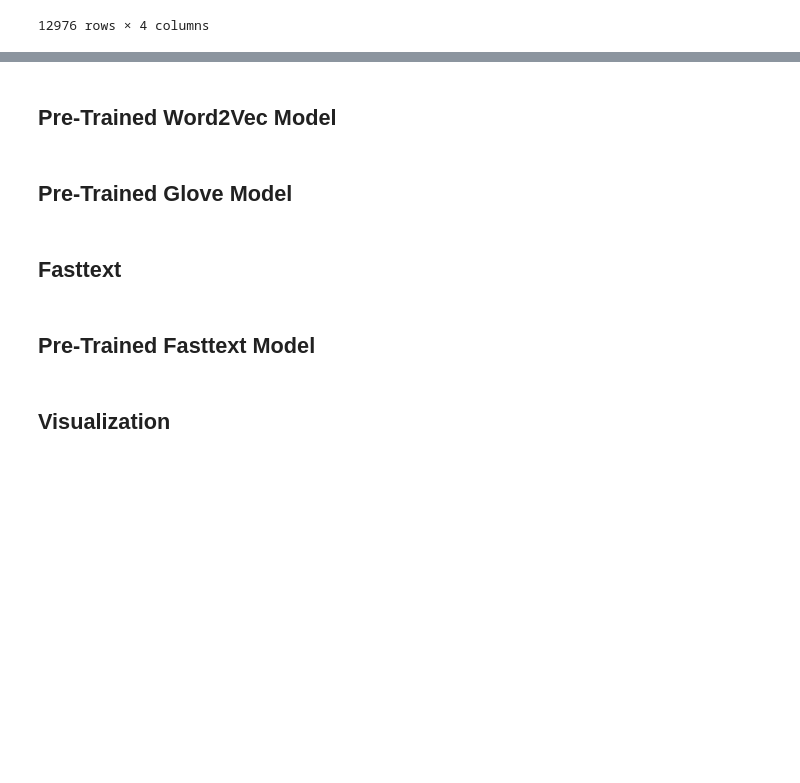
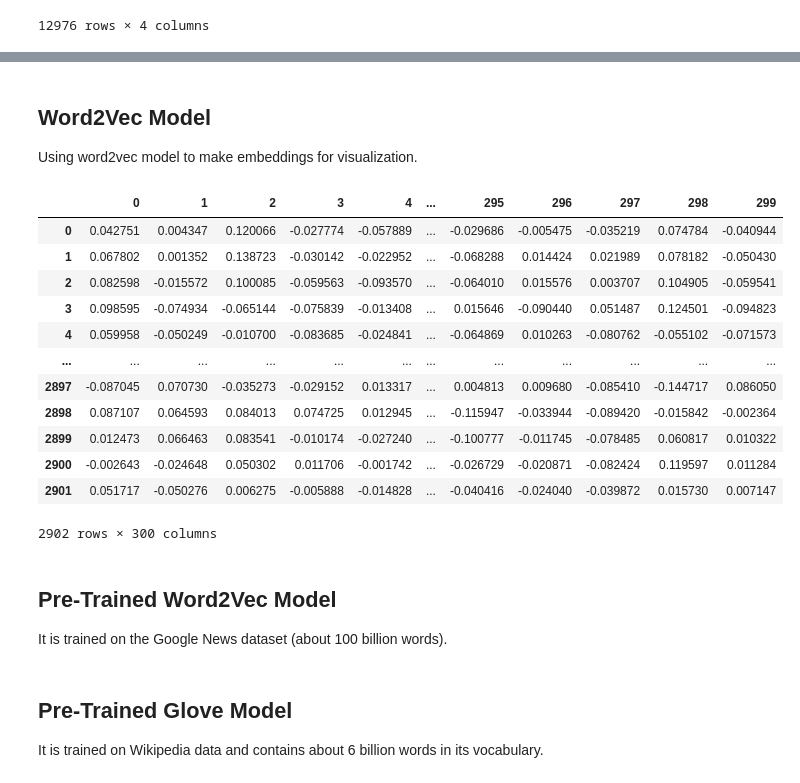
Before and after one commit to axnmol/Automated-Essay-Scoring, a Jupyter notebook: AES_main.ipynb, the cells around one changed output, grey strips where cells are left out. Cells and saved outputs as stored; diff of their text form; code cells hidden in the pictures; blank space fills up the shorter version.

```diff
--- a/AES_main.ipynb
+++ b/AES_main.ipynb
@@ -144,5 +147,56 @@ df.head()
+# %% [markdown]
+## Word2Vec Model
+Using word2vec model to make embeddings for visualization.
+# %%
+from gensim.models import Word2Vec # for word2vec
+from gensim.test.utils import get_tmpfile # for saving model
+
+allsentences = [] # list of all sentences
+
+for essay in X['essay']:
+# obtaining all sentences from the essays.
+    allsentences += essay_to_sentences(essay, remove_stopwords=True)
+
+# for visualization of vectors
+visualmodel = Word2Vec(
+    allsentences,
+    workers=num_workers,
+    size=num_features,
+    min_count=min_word_count,
+    window=context,
+    sample=downsampling
+)
+
+path = get_tmpfile("./word2vecvis/word2vecvisual.model") # path for the model
+
+visualmodel.init_sims(replace=True) # normalized model
+# different ways to save model
+visualmodel.wv.save_word2vec_format('./word2vecvis/word2vecvisual.txt', binary=False)
+visualmodel.wv.save_word2vec_format('./word2vecvis/word2vecvisual.bin', binary=True)
+visualmodel.save("./word2vecvis/word2vecvisual.model")
+
+# embedding dataframe
+M=visualmodel.wv[visualmodel.wv.vocab]
+df=pd.DataFrame(M)
+pd.options.display.max_columns=10
+df
+# %% [output]
+|  | 0 | 1 | 2 | 3 | 4 | ... | 295 | 296 | 297 | 298 | 299 |
+| 0 | 0.042751 | 0.004347 | 0.120066 | -0.027774 | -0.057889 | ... | -0.029686 | -0.005475 | -0.035219 | 0.074784 | -0.040944 |
+| 1 | 0.067802 | 0.001352 | 0.138723 | -0.030142 | -0.022952 | ... | -0.068288 | 0.014424 | 0.021989 | 0.078182 | -0.050430 |
+| 2 | 0.082598 | -0.015572 | 0.100085 | -0.059563 | -0.093570 | ... | -0.064010 | 0.015576 | 0.003707 | 0.104905 | -0.059541 |
+| 3 | 0.098595 | -0.074934 | -0.065144 | -0.075839 | -0.013408 | ... | 0.015646 | -0.090440 | 0.051487 | 0.124501 | -0.094823 |
+| 4 | 0.059958 | -0.050249 | -0.010700 | -0.083685 | -0.024841 | ... | -0.064869 | 0.010263 | -0.080762 | -0.055102 | -0.071573 |
+| ... | ... | ... | ... | ... | ... | ... | ... | ... | ... | ... | ... |
+| 2897 | -0.087045 | 0.070730 | -0.035273 | -0.029152 | 0.013317 | ... | 0.004813 | 0.009680 | -0.085410 | -0.144717 | 0.086050 |
+| 2898 | 0.087107 | 0.064593 | 0.084013 | 0.074725 | 0.012945 | ... | -0.115947 | -0.033944 | -0.089420 | -0.015842 | -0.002364 |
+| 2899 | 0.012473 | 0.066463 | 0.083541 | -0.010174 | -0.027240 | ... | -0.100777 | -0.011745 | -0.078485 | 0.060817 | 0.010322 |
+| 2900 | -0.002643 | -0.024648 | 0.050302 | 0.011706 | -0.001742 | ... | -0.026729 | -0.020871 | -0.082424 | 0.119597 | 0.011284 |
+| 2901 | 0.051717 | -0.050276 | 0.006275 | -0.005888 | -0.014828 | ... | -0.040416 | -0.024040 | -0.039872 | 0.015730 | 0.007147 |
+2902 rows × 300 columns
 # %% [markdown]
 ## Pre-Trained Word2Vec Model
+It is trained on the Google News dataset (about 100 billion words).
 # %%
 from gensim.models import KeyedVectors
 
@@ -155,5 +211,6 @@ modelbasic.save("./word2vec/word2vecPre.model")
-# %% [markdown]
-## Pre-Trained Glove Model
+# %% [markdown]
+## Pre-Trained Glove Model
+It is trained on Wikipedia data and contains about 6 billion words in its vocabulary.
 # %%
 from gensim.scripts.glove2word2vec import glove2word2vec
 
@@ -168,6 +226,0 @@ modelglove.save("./glove/gloveW2V.model")
-# %% [markdown]
-## Fasttext
-# %% [markdown]
-## Pre-Trained Fasttext Model
-# %% [markdown]
-## Visualization
```
Also changed, not shown: parts of 34 cells of this notebook, 6 other files.
